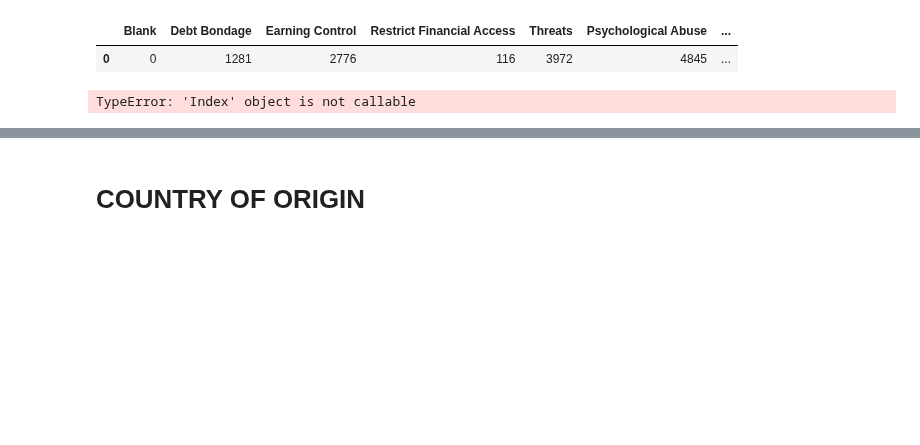
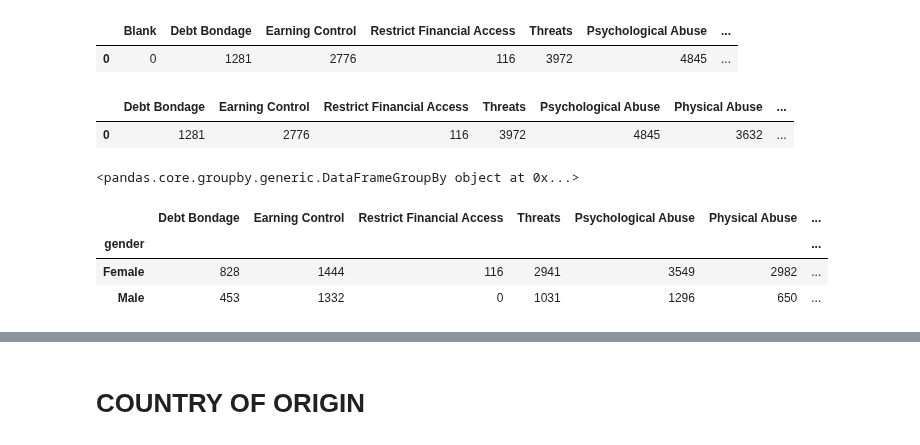
Before and after one commit to saronraut/Human-Trafficking-Awareness, a Jupyter notebook: saron_working_file/Saron-trafficking.ipynb, the cells around one changed output, grey strips where cells are left out. Drawn from its saved outputs; the diff is of its cells as text; code cells hidden in the pictures; blank space fills up the shorter version.

```diff
--- a/saron_working_file/Saron-trafficking.ipynb
+++ b/saron_working_file/Saron-trafficking.ipynb
@@ -413,8 +418,7 @@ moc_sum_df
 | 0 | 0 | 1281 | 2776 | 116 | 3972 | 4845 | ... |
 # %%
 moc_sum_df = moc_sum_df.drop(columns=['Blank'])
+moc_sum_df
+# %% [output]
+|  | Debt Bondage | Earning Control | Restrict Financial Access | Threats | Psychological Abuse | Physical Abuse | ... |
+| 0 | 1281 | 2776 | 116 | 3972 | 4845 | 3632 | ... |
-# %%
-x_values = moc_sum_df.columns()
-x_values
-# %% [output]
-TypeError: 'Index' object is not callable
@@ -422,0 +437,47 @@ TypeError: 'Index' object is not callable
+# %%
+moc_gender_df.groupby("gender")
+# %% [output]
+<pandas.core.groupby.generic.DataFrameGroupBy object at 0x...>
+# %%
+#sum of moc
+moc_gender = moc_gender_df.groupby("gender")
+moc_debtbondage = moc_gender["meansOfControlDebtBondage"].sum()
+moc_takeearnings = moc_gender['meansOfControlTakesEarnings'].sum()
+moc_rstrct_fin_acc = moc_gender['meansOfControlRestrictsFinancialAccess'].sum()
+moc_threat= moc_gender['meansOfControlThreats'].sum()
+moc_psychabuse = moc_gender['meansOfControlPsychologicalAbuse'].sum()
+moc_physabuse = moc_gender['meansOfControlPhysicalAbuse'].sum()
+moc_sexualabuse= moc_gender['meansOfControlSexualAbuse'].sum()
+moc_flseprmse = moc_gender['meansOfControlFalsePromises'].sum()
+moc_drugabuse = moc_gender['meansOfControlPsychoactiveSubstances'].sum()
+moc_rstrct_mvmnt = moc_gender['meansOfControlRestrictsMovement'].sum()
+moc_rstrct_medcare = moc_gender['meansOfControlRestrictsMedicalCare'].sum()
+moc_excsv_wrkhrs = moc_gender['meansOfControlExcessiveWorkingHours'].sum()
+moc_usechldrn = moc_gender['meansOfControlUsesChildren'].sum()
+moc_lawenfcrment = moc_gender['meansOfControlThreatOfLawEnforcement'].sum()
+moc_wthhldneccsty = moc_gender['meansOfControlWithholdsNecessities'].sum()
+moc_wthlddoc = moc_gender['meansOfControlWithholdsDocuments'].sum()
+moc_others = moc_gender['meansOfControlOther'].sum()
+moc_unknown = moc_gender['meansOfControlNotSpecified'].sum()
+# %%
+
+
+moc_gender_sum_df = pd.DataFrame({"Debt Bondage" : moc_debtbondage, "Earning Control" : moc_takeearnings,
+                         "Restrict Financial Access": moc_rstrct_fin_acc, "Threats": moc_threat,
+                         "Psychological Abuse" : moc_psychabuse, "Physical Abuse": moc_physabuse,
+                         "Sexual Abuse": moc_sexualabuse, "False Promise": moc_flseprmse,
+                          "Psychoactive Substance": moc_drugabuse, "Restrict Movement": moc_rstrct_mvmnt,
+                         "Restrict Medical Care": moc_rstrct_medcare,"Excessive Working Hrs": moc_excsv_wrkhrs,
+                         "Control Using Children": moc_usechldrn, "Threat of Law Enforcement": moc_lawenfcrment,
+                         "Withhold Necessities": moc_wthhldneccsty, "Withhold Documents": moc_wthlddoc,
+                         "Others": moc_others, "Not Specified" : moc_unknown})
+
+moc_gender_sum_df.drop(columns = ["Not Specified"])
+
+# moc_gender_sum_df = moc_gender_sum_df.reset_index()
+# moc_gender_sum_df
+# %% [output]
+|  | Debt Bondage | Earning Control | Restrict Financial Access | Threats | Psychological Abuse | Physical Abuse | ... |
+| gender |  |  |  |  |  |  | ... |
+| Female | 828 | 1444 | 116 | 2941 | 3549 | 2982 | ... |
+| Male | 453 | 1332 | 0 | 1031 | 1296 | 650 | ... |
```
Also changed, not shown: parts of 11 cells of this notebook.
